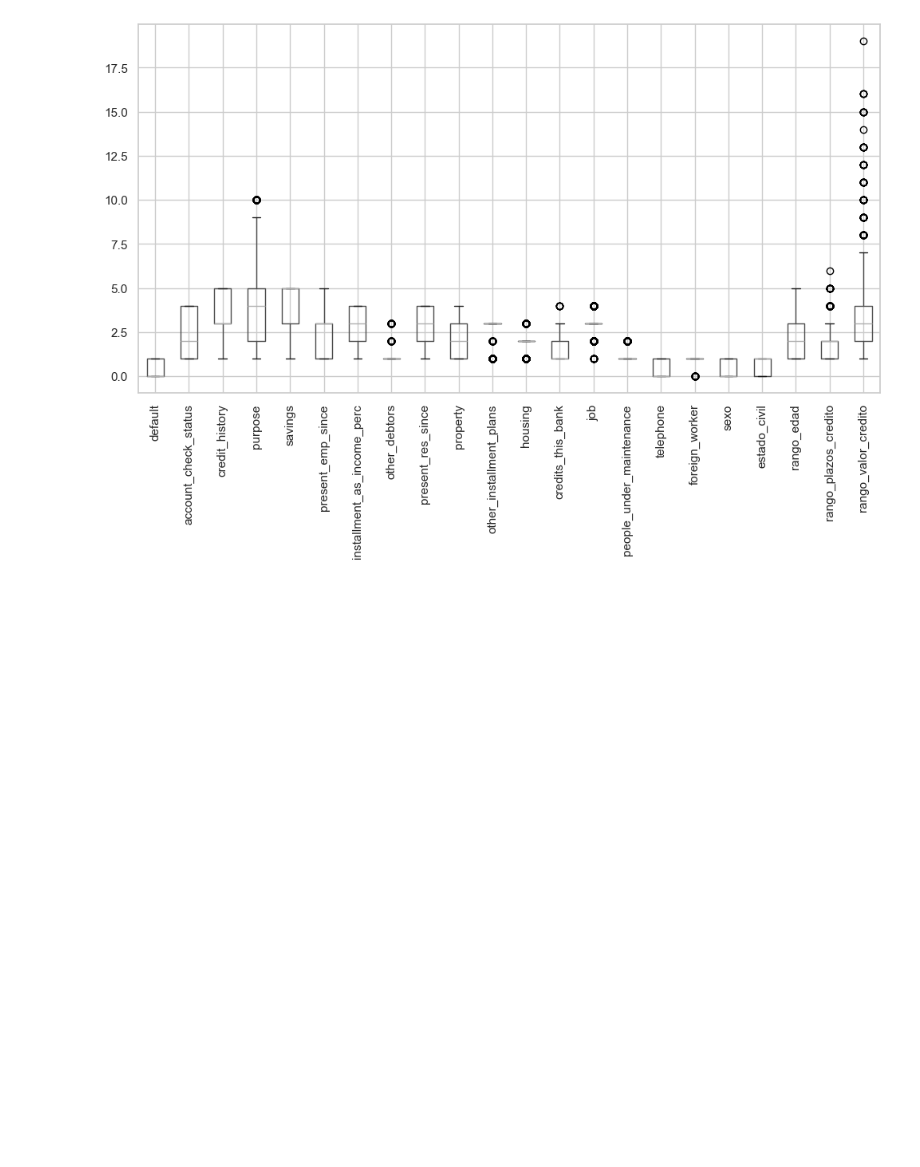
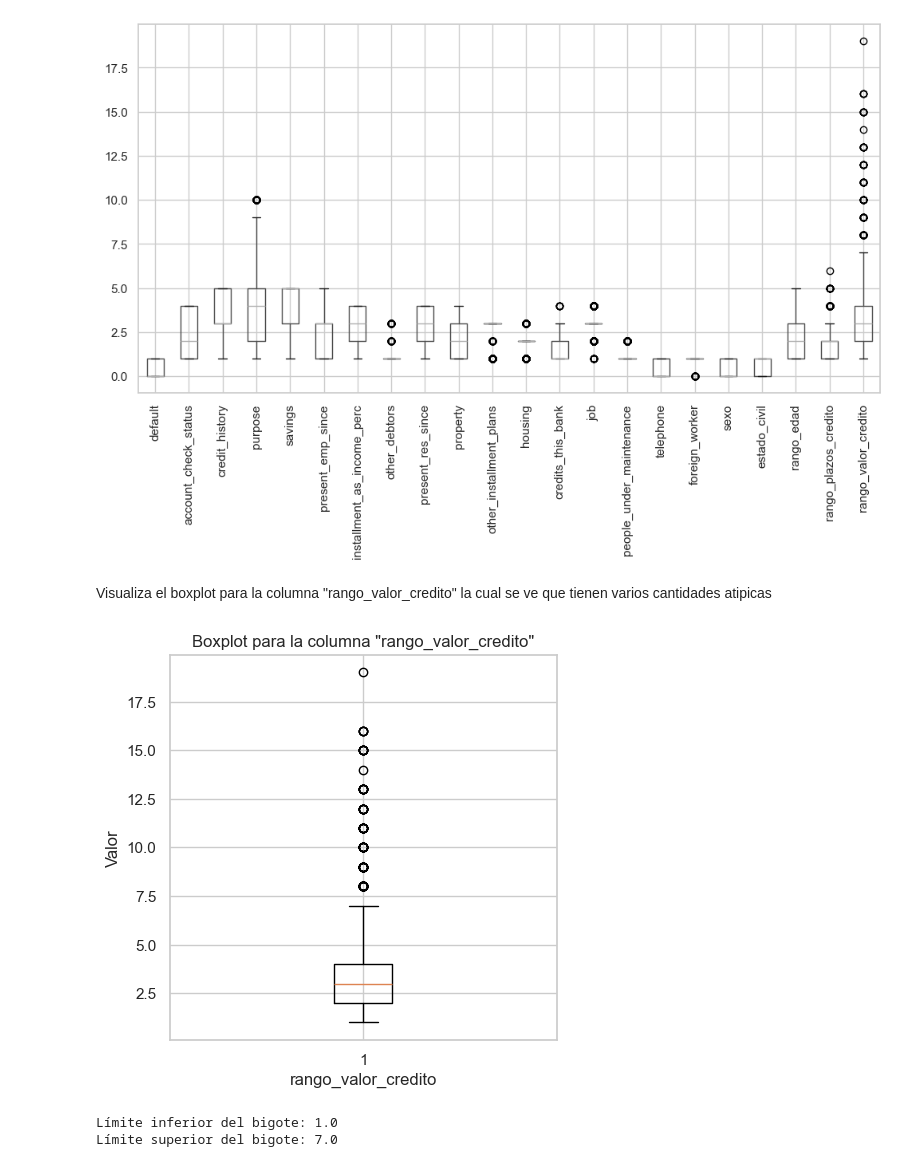
Before and after one commit to AngelMasterr/Machine-Learning, a Jupyter notebook: INMERSIÓN DE DATOS CON PYTHON/CLASE 01 - PREPROCESAMIENTO Y EXPLORACIÓN DE DATOS/credito_banco_aleman_inmersion_Dia1.ipynb, the cells around one changed output. Drawn from its saved outputs; the diff is of its cells as text; code cells hidden in the pictures; blank space fills up the shorter version.

```diff
--- a/INMERSIÓN DE DATOS CON PYTHON/CLASE 01 - PREPROCESAMIENTO Y EXPLORACIÓN DE DATOS/credito_banco_aleman_inmersion_Dia1.ipynb
+++ b/INMERSIÓN DE DATOS CON PYTHON/CLASE 01 - PREPROCESAMIENTO Y EXPLORACIÓN DE DATOS/credito_banco_aleman_inmersion_Dia1.ipynb
@@ -349,0 +349,24 @@ df_banco_sin_atipicos = df_banco.copy()
+# %% [markdown]
+Visualiza el boxplot para la columna "rango_valor_credito" la cual se ve que tienen varios cantidades atipicas
+# %%
+# Establece el tamaño de la figura
+plt.figure(figsize=(5, 5))
+# Crea el boxplot para la columna "rango_valor_credito"
+boxplot_dict = plt.boxplot(df_banco['rango_valor_credito'])
+
+# Personaliza el título y las etiquetas de los ejes usando el boxplot_dict
+plt.title('Boxplot para la columna "rango_valor_credito"')
+plt.xlabel('rango_valor_credito')
+plt.ylabel('Valor')
+plt.show()
+
+# Obtiene los valores de los bigotes
+limite_inferior = boxplot_dict['whiskers'][0].get_ydata()[1]
+limite_superior = boxplot_dict['whiskers'][1].get_ydata()[1]
+
+print("Límite inferior del bigote:", limite_inferior)
+print("Límite superior del bigote:", limite_superior)
+# %% [output]
+[figure, added]
+Límite inferior del bigote: 1.0
+Límite superior del bigote: 7.0
```
Also changed, not shown: parts of 9 cells of this notebook.
